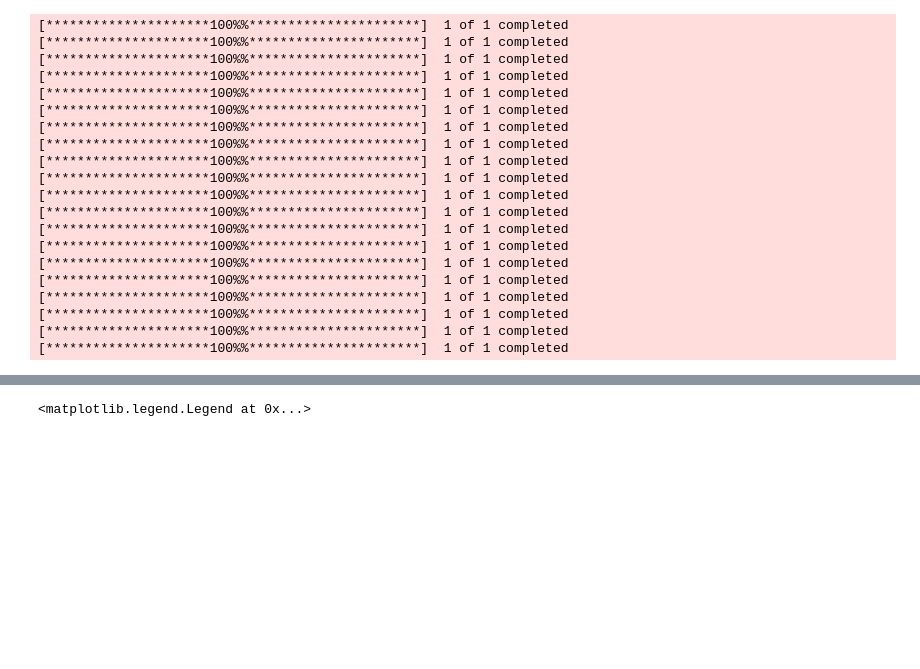
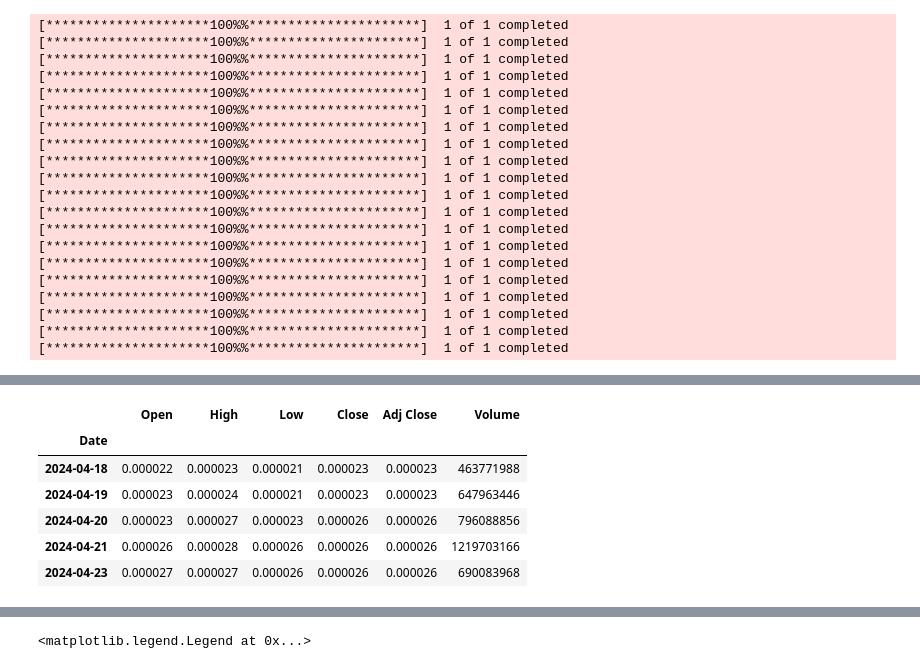
Before and after one commit to AayushiDaliparthi/Crypto20, a Jupyter notebook: crypto.ipynb, the cells around one changed output, grey strips where cells are left out. Drawn from its saved outputs; the diff is of its cells as text; code cells hidden in the pictures; blank space fills up the shorter version.

```diff
--- a/crypto.ipynb
+++ b/crypto.ipynb
@@ -142,0 +54,10 @@ Cardano.to_csv("Resources/Cardano.csv", index=True, header=True)
+# %%
+Shiba_Inu.tail()
+# %% [output]
+|  | Open | High | Low | Close | Adj Close | Volume |
+| Date |  |  |  |  |  |  |
+| 2024-04-18 | 0.000022 | 0.000023 | 0.000021 | 0.000023 | 0.000023 | 463771988 |
+| 2024-04-19 | 0.000023 | 0.000024 | 0.000021 | 0.000023 | 0.000023 | 647963446 |
+| 2024-04-20 | 0.000023 | 0.000027 | 0.000023 | 0.000026 | 0.000026 | 796088856 |
+| 2024-04-21 | 0.000026 | 0.000028 | 0.000026 | 0.000026 | 0.000026 | 1219703166 |
+| 2024-04-23 | 0.000027 | 0.000027 | 0.000026 | 0.000026 | 0.000026 | 690083968 |
```
Also changed, not shown: parts of 26 cells of this notebook, 25 other files.
